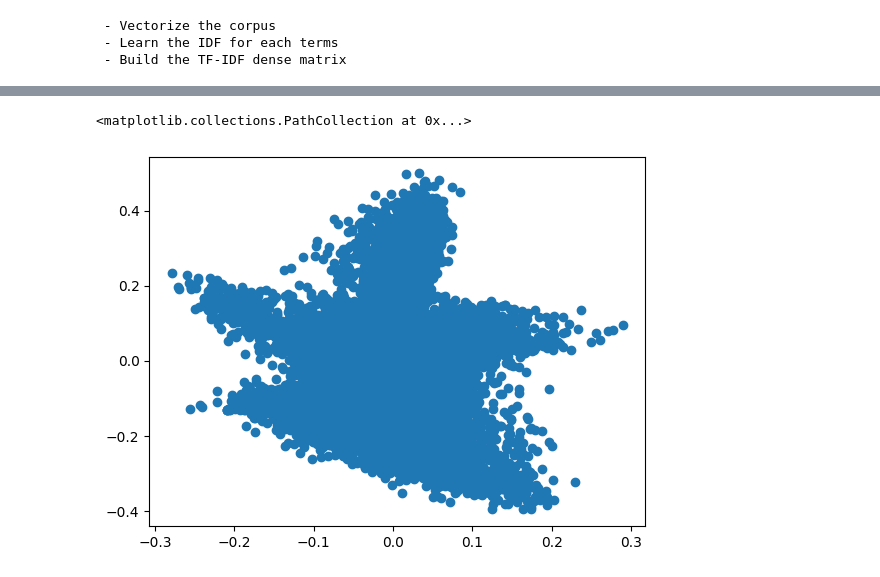
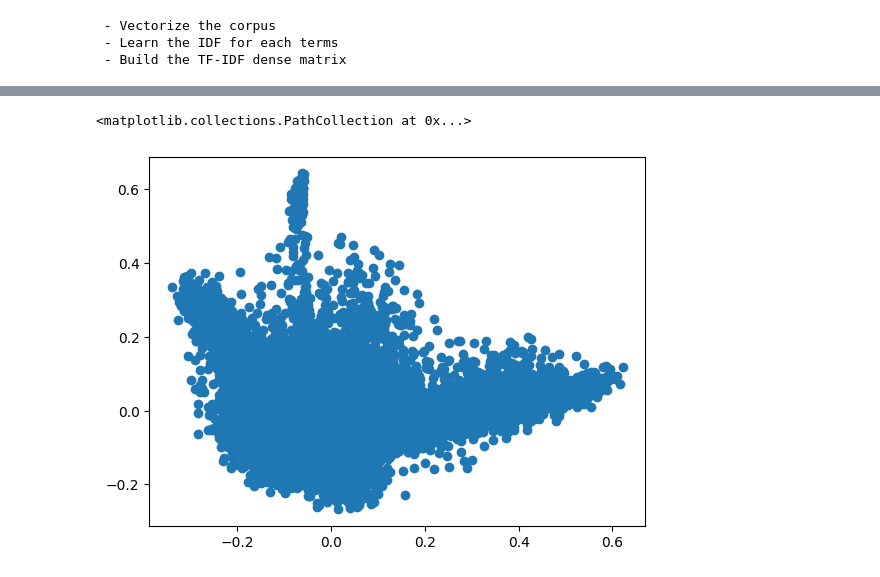
Before and after one commit to lighthea/MiniMeditron-Prototype, a Jupyter notebook: src/notebook.ipynb, the cells around one changed output, grey strips where cells are left out. Saved outputs shown, nothing was run; the diff lists cells and outputs as text; code cells hidden in the pictures.

```diff
--- a/src/notebook.ipynb
+++ b/src/notebook.ipynb
@@ -34,7 +35,7 @@ def build_tfidf(guidelines: list[str], pca_component=100):
 
     # Learn the IDF matrix
     print(' - Learn the IDF for each terms')
-    transformer = TfidfTransformer(smooth_idf=True)
+    transformer = TfidfTransformer(use_idf=False)
     transformer.fit(counts)
 
     # Build the TF-IDF matrix for each sample of the corpus
@@ -97,7 +98,7 @@ plt.show()
 [figure]
 # %%
 # Preprocess all texture (prior to building the vocabulary)
-compact_idf, pca, transformer, vectorizer = build_tfidf(guidelines, pca_component=100)
+compact_idf, pca, transformer, vectorizer = build_tfidf(guidelines, pca_component=30)
 # %% [output]
  - Proprocess and extract the corpus
  - Vectorize the corpus
@@ -128,6 +177,6 @@ for i in [1, 7]:
 # %%
-A, B = compact_idf.T[7, :], compact_idf.T[1, :]
+A, B = compact_idf.T[2, :], compact_idf.T[3, :]
 plt.scatter(A, B)
 # %% [output]
 <matplotlib.collections.PathCollection at 0x...>
-[figure, old version]
+[figure, new version]
```
Also changed, not shown: parts of 3 cells of this notebook.
